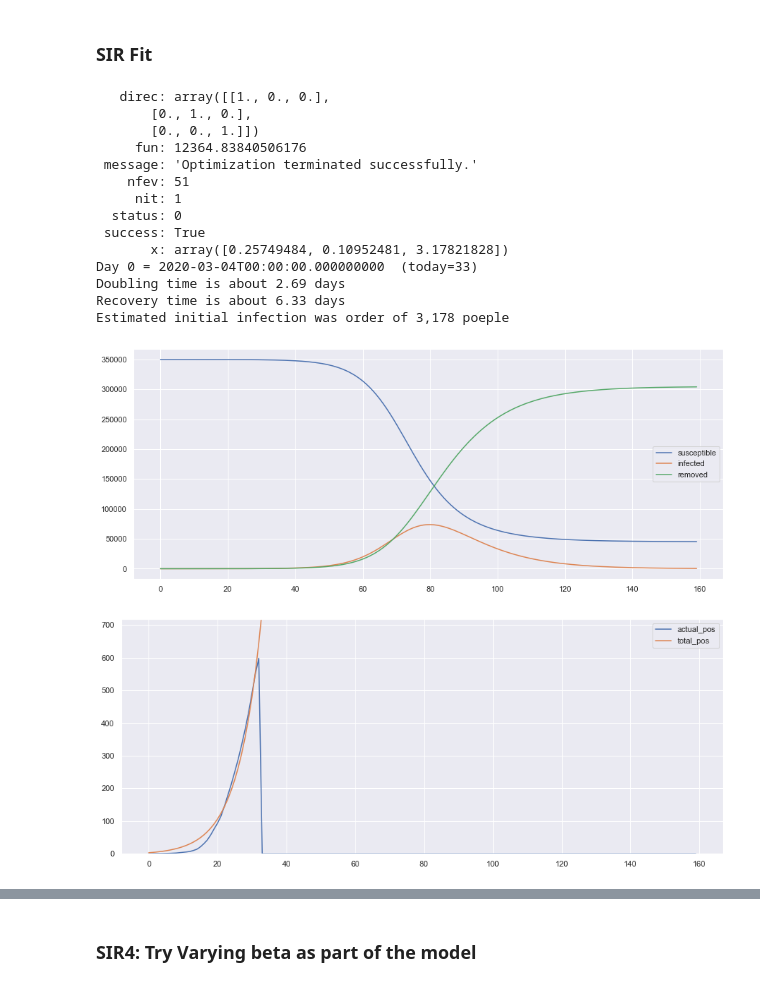
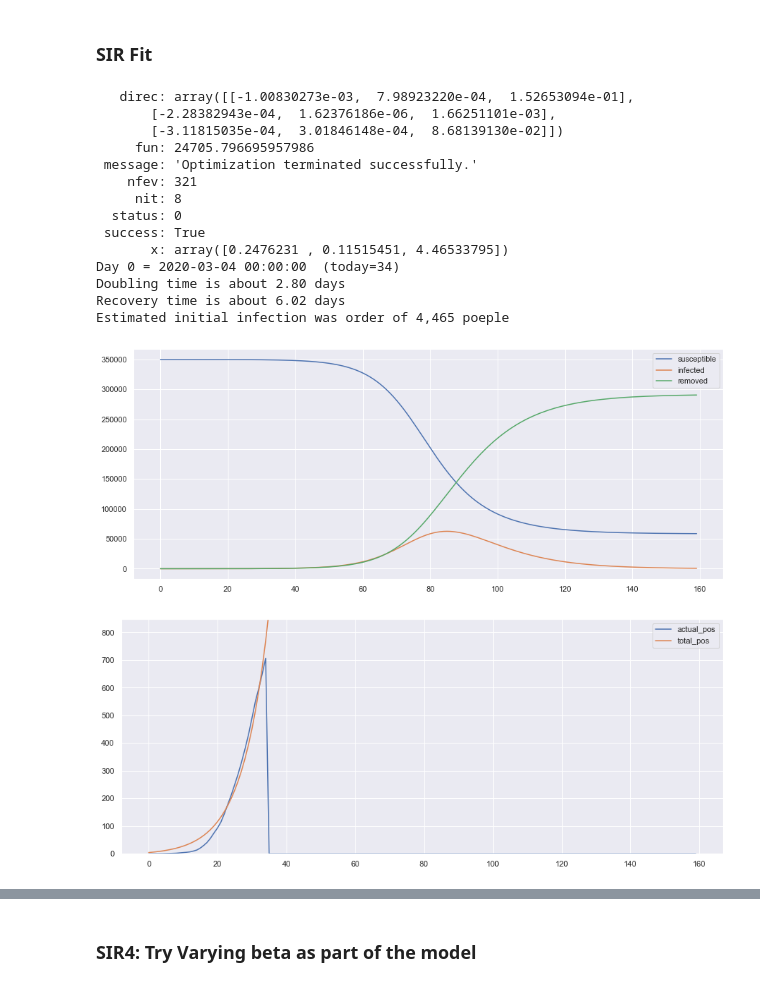
Before and after one commit to DrSkippy/2020covid19, a Jupyter notebook: SIR Fits.ipynb, the cells around one changed output, grey strips where cells are left out. Saved outputs shown, nothing was run; the diff lists cells and outputs as text; code cells hidden in the pictures.

```diff
--- a/SIR Fits.ipynb
+++ b/SIR Fits.ipynb
@@ -83,0 +43,7 @@ dfq.plot(x="date", y=["pos1000", "actual_pos1", "pos2_shift"])
+# %%
+dfq = get_state_df(df, "*")
+cc = CurrentCasesUndercount()
+dfq = cc.add_positive_estimate(dfq)
+ccd = CurrentCasesFromDeaths()
+dfq = ccd.add_positive_estimate(dfq)
+dfq.head()
@@ -86,31 +64,31 @@ dfq.plot(x="date", y=["pos1000", "actual_pos1", "pos2_shift"])
 # %%
 N=350000
 x0 = (0.25749545, 0.10952173, 3.17810689)  # beta, gamma, I0
-c = dfq.actual_pos1.values
+c = cc.fit_series/1000
 sf = SIR()
 beta, gamma, I0 = sf.SIRFitter(c, N, x0)
-print("Day 0 = {}  (today={})".format(dfq.date.values[0],
-                            (pd.Timestamp.now() - dfq.date.values[0]).days))
+print("Day 0 = {}  (today={})".format(dfq.date.values[0] - pd.Timedelta(days=cc.shift),
+                            (pd.Timestamp.now() - dfq.date.values[0]).days + cc.shift))
 print("Doubling time is about {:.2f} days".format(np.log(2)/beta))
 print("Recovery time is about {:.2f} days".format(np.log(2)/gamma))
 print("Estimated initial infection was order of {:,} poeple".format(int(1000*I0)))
 # %% [output]
-   direc: array([[1., 0., 0.],
-       [0., 1., 0.],
-       [0., 0., 1.]])
-     fun: 12364.83840506176
+   direc: array([[-1.00830273e-03,  7.98923220e-04,  1.52653094e-01],
+       [-2.28382943e-04,  1.62376186e-06,  1.66251101e-03],
+       [-3.11815035e-04,  3.01846148e-04,  8.68139130e-02]])
+     fun: 24705.796695957986
  message: 'Optimization terminated successfully.'
-    nfev: 51
-     nit: 1
+    nfev: 321
+     nit: 8
   status: 0
  success: True
-       x: array([0.25749484, 0.10952481, 3.17821828])
-Day 0 = 2020-03-04T00:00:00.000000000  (today=33)
-Doubling time is about 2.69 days
-Recovery time is about 6.33 days
-Estimated initial infection was order of 3,178 poeple
+       x: array([0.2476231 , 0.11515451, 4.46533795])
+Day 0 = 2020-03-04 00:00:00  (today=34)
+Doubling time is about 2.80 days
+Recovery time is about 6.02 days
+Estimated initial infection was order of 4,465 poeple
-[figure, old version]
+[figure, new version]
-[figure, old version]
+[figure, new version]
 # %%
 N=350000
 x0 = (0.25749545, 0.10952173, 3.17810689)  # beta, gamma, I0
```
Also changed, not shown: parts of 12 cells of this notebook, 6 other files.
